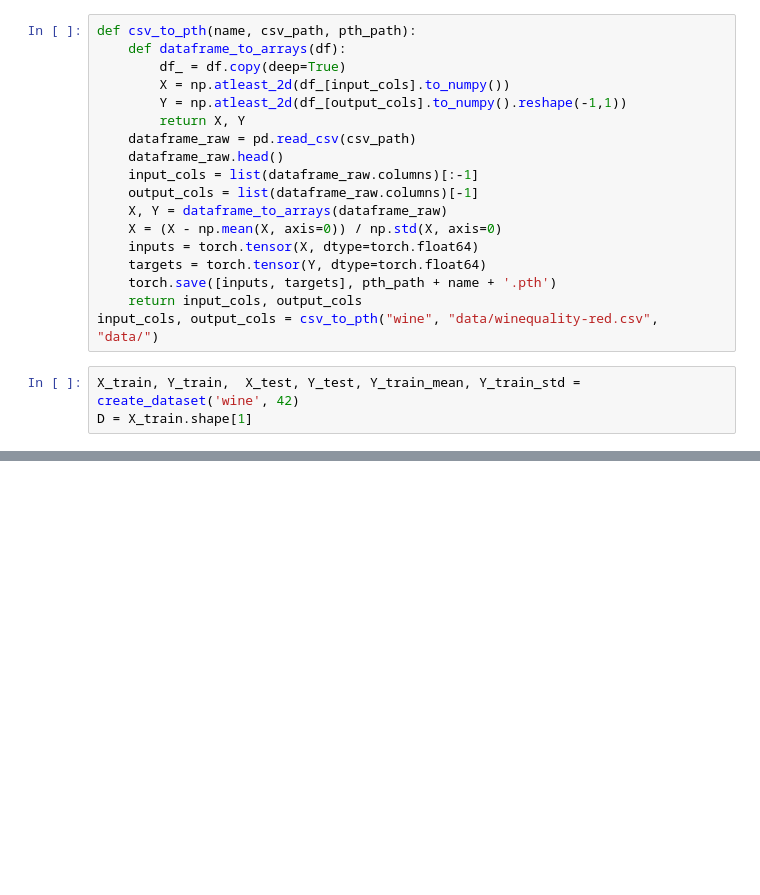
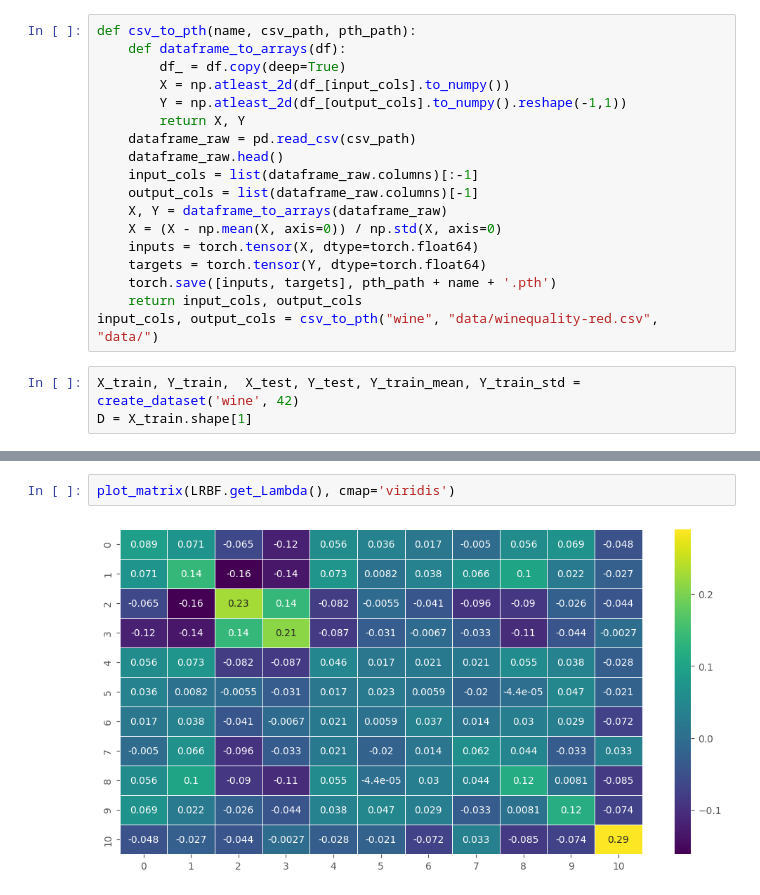
Before and after one commit to mattyred/BSGP_Automatic_Independence_Determination, a Jupyter notebook: LambdaRBFKernel/WineQuality.ipynb, the cells around one changed output, grey strips where cells are left out. Cells and saved outputs as stored; diff of their text form; blank space fills up the shorter version.

```diff
--- a/LambdaRBFKernel/WineQuality.ipynb
+++ b/LambdaRBFKernel/WineQuality.ipynb
@@ -75,0 +118,4 @@ Variance: 1.414
+# %%
+plot_matrix(LRBF.get_Lambda(), cmap='viridis')
+# %% [output]
+[figure, added]
```
Also changed, not shown: parts of 5 cells of this notebook, 2 other files.
